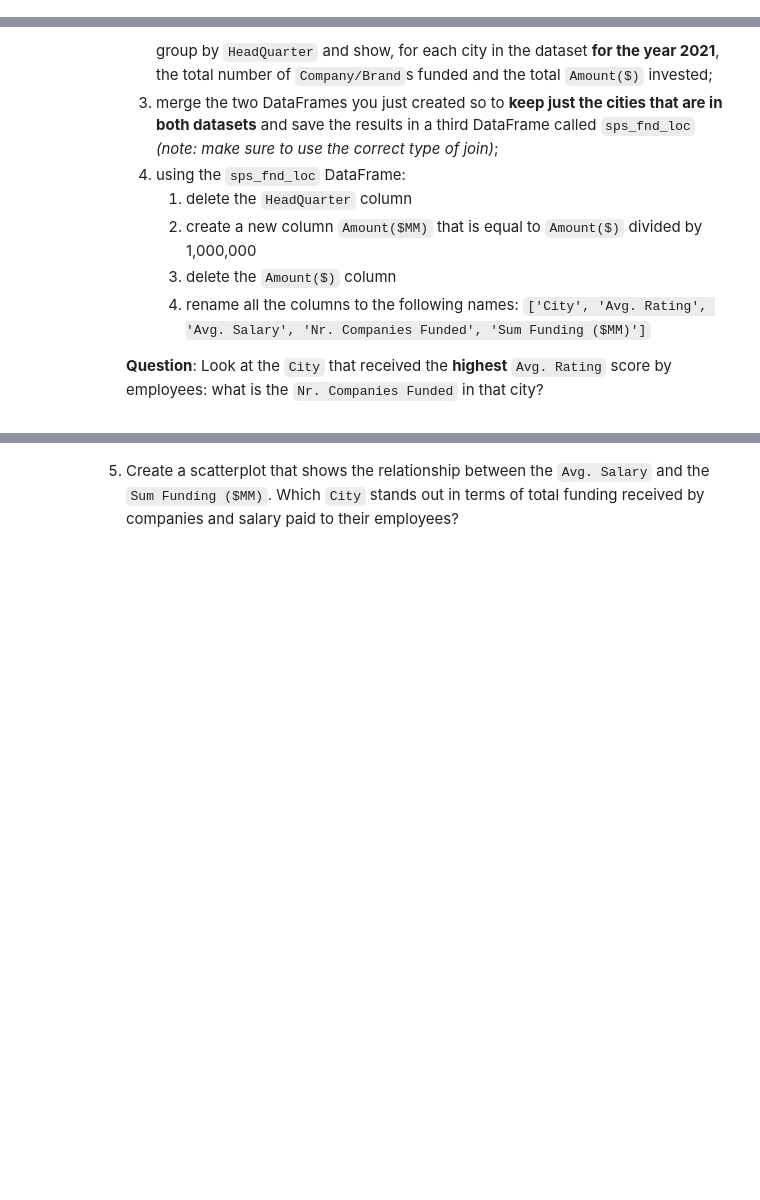
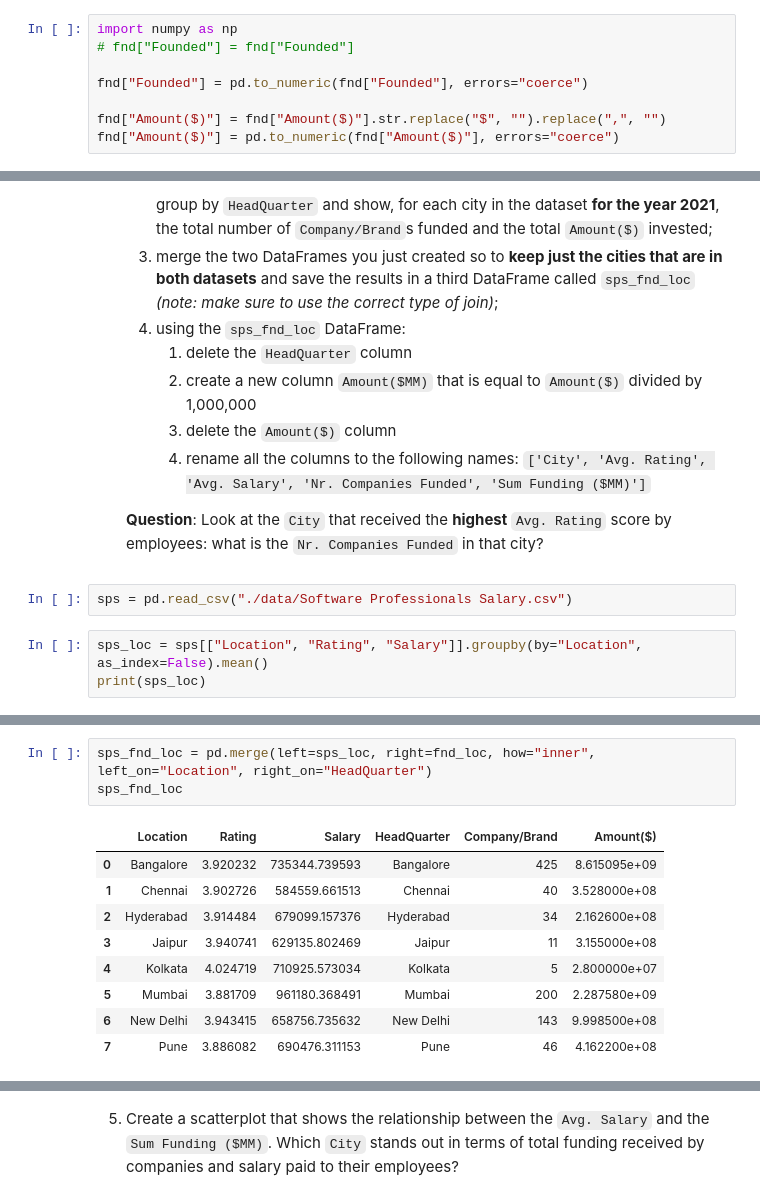
Before and after one commit to extra-jalapenos/python-assignment, a Jupyter notebook: Final Assignment P2.ipynb, the cells around one changed output, grey strips where cells are left out. Saved outputs shown, nothing was run; the diff lists cells and outputs as text; blank space fills up the shorter version.

```diff
--- a/Final Assignment P2.ipynb
+++ b/Final Assignment P2.ipynb
@@ -50,3 +37,11 @@ print(fnd.shape)
 2. If you check the columns' data types, you'll notice that the columns `Founded`, `Amount($)` and `Year` are being interpreted as strings instead of numbers. Format those three columns to numeric data types.
 
     What is the **total** `Amount($)` of funding given in the three years available?
+# %%
+import numpy as np
+# fnd["Founded"] = fnd["Founded"]
+
+fnd["Founded"] = pd.to_numeric(fnd["Founded"], errors="coerce")
+
+fnd["Amount($)"] = fnd["Amount($)"].str.replace("$", "").replace(",", "")
+fnd["Amount($)"] = pd.to_numeric(fnd["Amount($)"], errors="coerce")
@@ -69,3 +83,8 @@ fnd.groupby('Investor', as_index=False).size().sort_values('size', ascending=Fal
         4. rename all the columns to the following names: `['City', 'Avg. Rating', 'Avg. Salary', 'Nr. Companies Funded', 'Sum Funding ($MM)']`
 
     **Question**: Look at the `City` that received the **highest** `Avg. Rating` score by employees: what is the `Nr. Companies Funded` in that city?
+# %%
+sps = pd.read_csv("./data/Software Professionals Salary.csv")
+# %%
+sps_loc = sps[["Location", "Rating", "Salary"]].groupby(by="Location", as_index=False).mean()
+print(sps_loc)
@@ -71,0 +113,13 @@ fnd.groupby('Investor', as_index=False).size().sort_values('size', ascending=Fal
+# %%
+sps_fnd_loc = pd.merge(left=sps_loc, right=fnd_loc, how="inner", left_on="Location", right_on="HeadQuarter")
+sps_fnd_loc
+# %% [output]
+|  | Location | Rating | Salary | HeadQuarter | Company/Brand | Amount($) |
+| 0 | Bangalore | 3.920232 | 735344.739593 | Bangalore | 425 | 8.615095e+09 |
+| 1 | Chennai | 3.902726 | 584559.661513 | Chennai | 40 | 3.528000e+08 |
+| 2 | Hyderabad | 3.914484 | 679099.157376 | Hyderabad | 34 | 2.162600e+08 |
+| 3 | Jaipur | 3.940741 | 629135.802469 | Jaipur | 11 | 3.155000e+08 |
+| 4 | Kolkata | 4.024719 | 710925.573034 | Kolkata | 5 | 2.800000e+07 |
+| 5 | Mumbai | 3.881709 | 961180.368491 | Mumbai | 200 | 2.287580e+09 |
+| 6 | New Delhi | 3.943415 | 658756.735632 | New Delhi | 143 | 9.998500e+08 |
+| 7 | Pune | 3.886082 | 690476.311153 | Pune | 46 | 4.162200e+08 |
```
Also changed, not shown: parts of 10 cells of this notebook.
